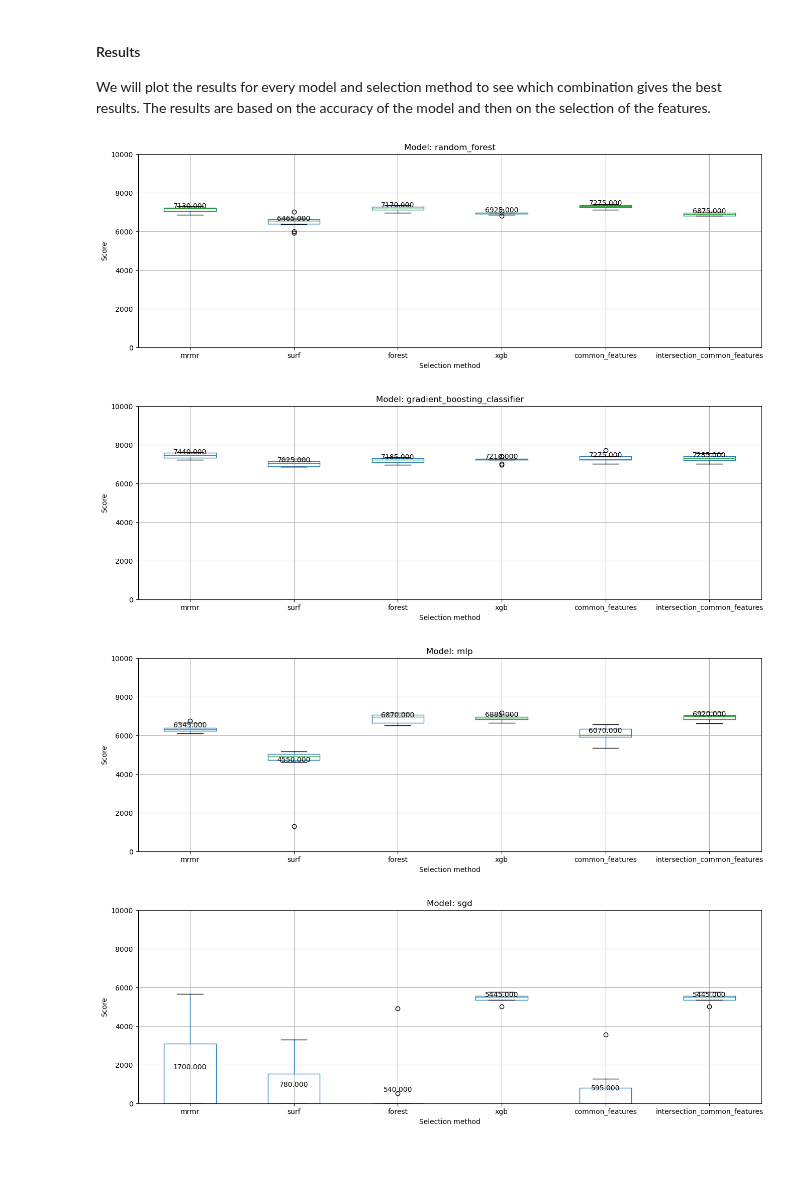
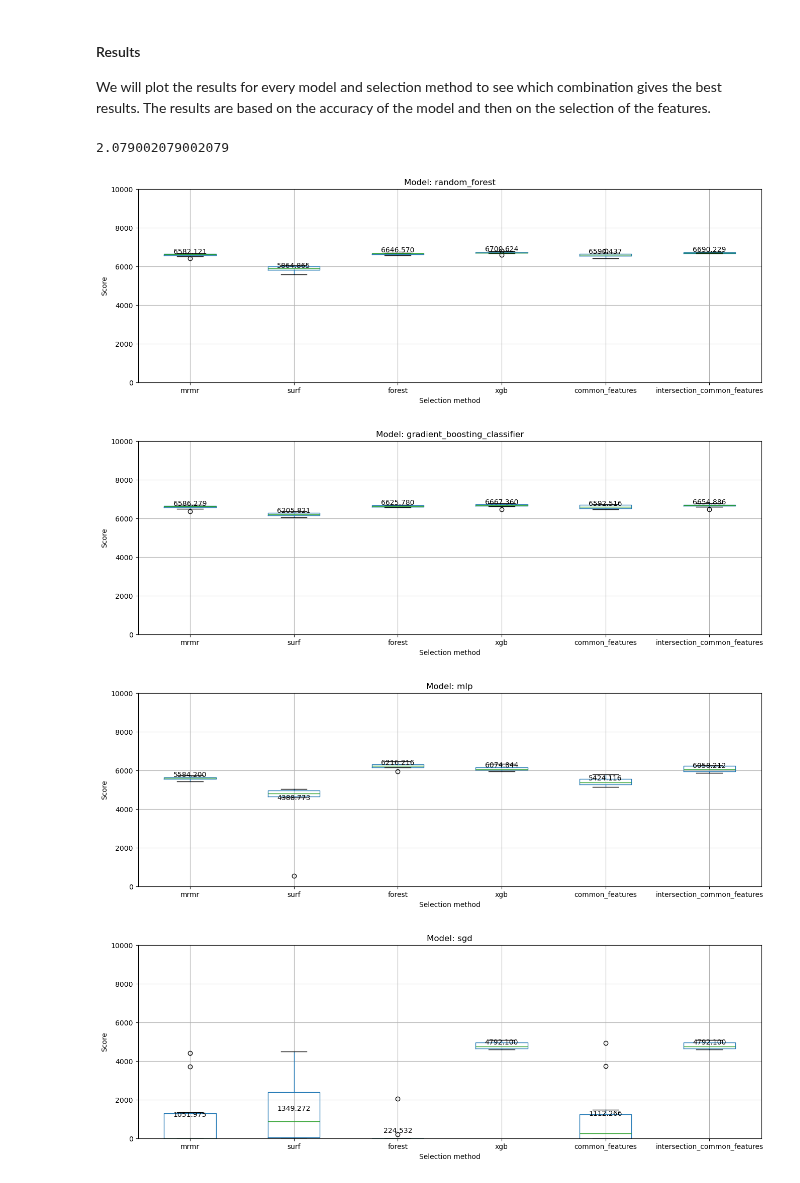
Before and after one commit to KarinaTiurina/aml_projects, a Jupyter notebook: Project2/data/feature_selection_algorithm_comparison.ipynb, the cells around one changed output. Cells and saved outputs as stored; diff of their text form; code cells hidden in the pictures.

```diff
--- a/Project2/data/feature_selection_algorithm_comparison.ipynb
+++ b/Project2/data/feature_selection_algorithm_comparison.ipynb
@@ -333,25 +338,28 @@ Applying model: logistic_regression with all features
 We will plot the results for every model and selection method to see which combination gives the best results.
 The results are based on the accuracy of the model and then on the selection of the features.
 # %%
+scale = 1000 / np.sum(y_eval_test.values)
+print(scale)
 for model_key, model_results in model_results_per_selection_method.items():
     plt.figure(figsize=(16, 5))
     plt.title(f'Model: {model_key}')
     plt.xlabel('Selection method')
     plt.ylabel('Score')
     plt.ylim(0, 10000)
 
     model_results_df = pd.DataFrame(model_results)
-    # Scale scores to be in the from 2000 -> 10000
-    model_results_df = model_results_df * 5
+    # Scale scores for better visualization in context of task
+    model_results_df = model_results_df * scale
 
     # Show values for each bar on boxplot
     model_results_df.boxplot()
 
     for i, model_result in zip(range(1, len(model_results) + 1), model_results.values()):
-        model_result_mean = model_result.mean() * 5
+        model_result_mean = model_result.mean() * scale
         plt.text(i, model_result_mean, f'{model_result_mean:.3f}', ha='center', va='bottom')
 # %% [output]
+2.079002079002079
-[figure, old version]
+[figure, new version]
-[figure, old version]
+[figure, new version]
-[figure, old version]
+[figure, new version]
-[figure, old version]
+[figure, new version]
```
Also changed, not shown: parts of 2 cells of this notebook, 4 other files.
